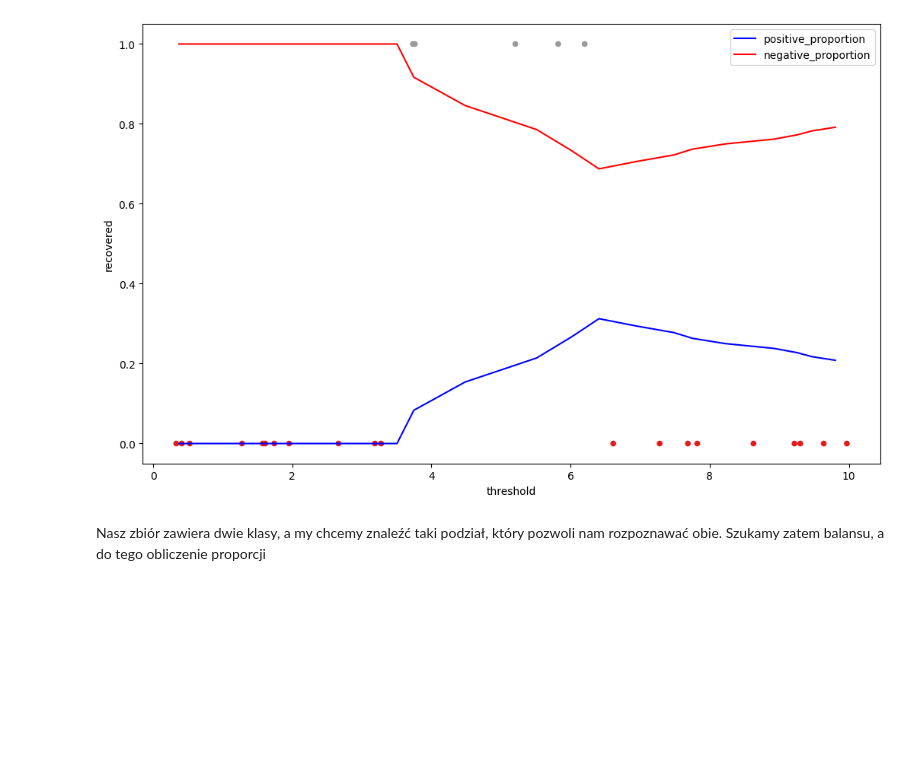
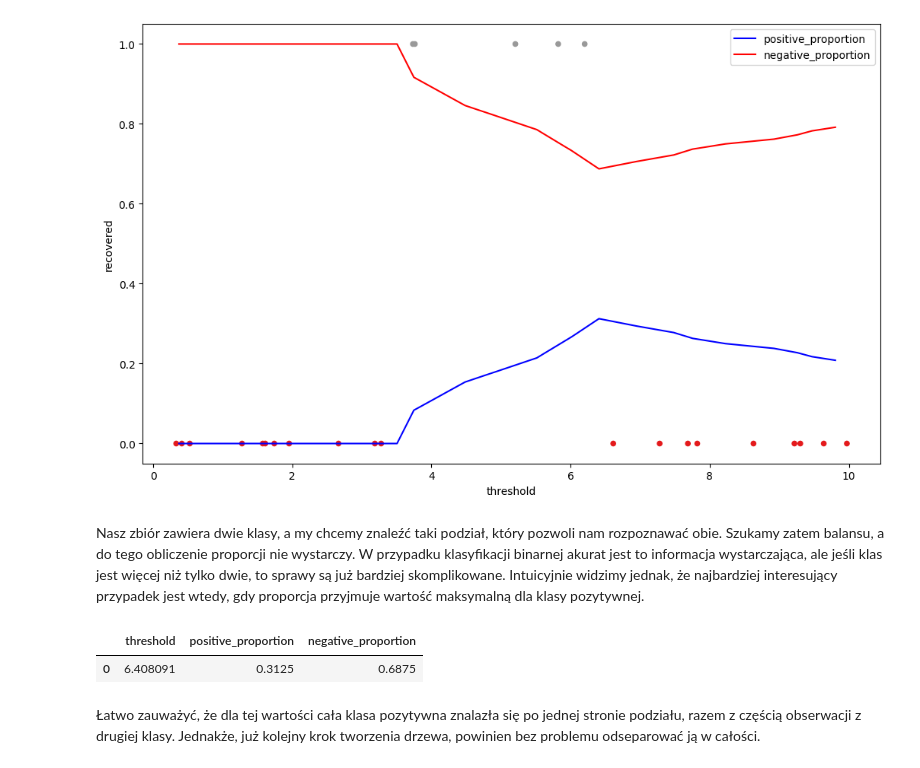
Before and after one commit to AverageGHenjoyer/drzewa-decyzyjne-i-lasy-losowe, a Jupyter notebook: rozdzial_2_drzewa_w_klasyfikacji/2_3_split_quality.ipynb, the cells around one changed output. Drawn from its saved outputs; the diff is of its cells as text; code cells hidden in the pictures; blank space fills up the shorter version.

```diff
--- a/rozdzial_2_drzewa_w_klasyfikacji/2_3_split_quality.ipynb
+++ b/rozdzial_2_drzewa_w_klasyfikacji/2_3_split_quality.ipynb
@@ -178,4 +178,11 @@ proportions_df.plot.line(x="threshold", y="negative_proportion", c="red", ax=ax)
 <Axes: xlabel='threshold', ylabel='recovered'>
 [figure]
 # %% [markdown]
-Nasz zbiór zawiera dwie klasy, a my chcemy znaleźć taki podział, który pozwoli nam rozpoznawać obie. Szukamy zatem balansu, a do tego obliczenie proporcji
+Nasz zbiór zawiera dwie klasy, a my chcemy znaleźć taki podział, który pozwoli nam rozpoznawać obie. Szukamy zatem balansu, a do tego obliczenie proporcji nie wystarczy. W przypadku klasyfikacji binarnej akurat jest to informacja wystarczająca, ale jeśli klas jest więcej niż tylko dwie, to sprawy są już bardziej skomplikowane. Intuicyjnie widzimy jednak, że najbardziej interesujący przypadek jest wtedy, gdy proporcja przyjmuje wartość maksymalną dla klasy pozytywnej.
+# %%
+proportions_df.nlargest(n=1, columns="positive_proportion")
+# %% [output]
+|  | threshold | positive_proportion | negative_proportion |
+| 0 | 6.408091 | 0.3125 | 0.6875 |
+# %% [markdown]
+Łatwo zauważyć, że dla tej wartości cała klasa pozytywna znalazła się po jednej stronie podziału, razem z częścią obserwacji z drugiej klasy. Jednakże, już kolejny krok tworzenia drzewa, powinien bez problemu odseparować ją w całości.
```
